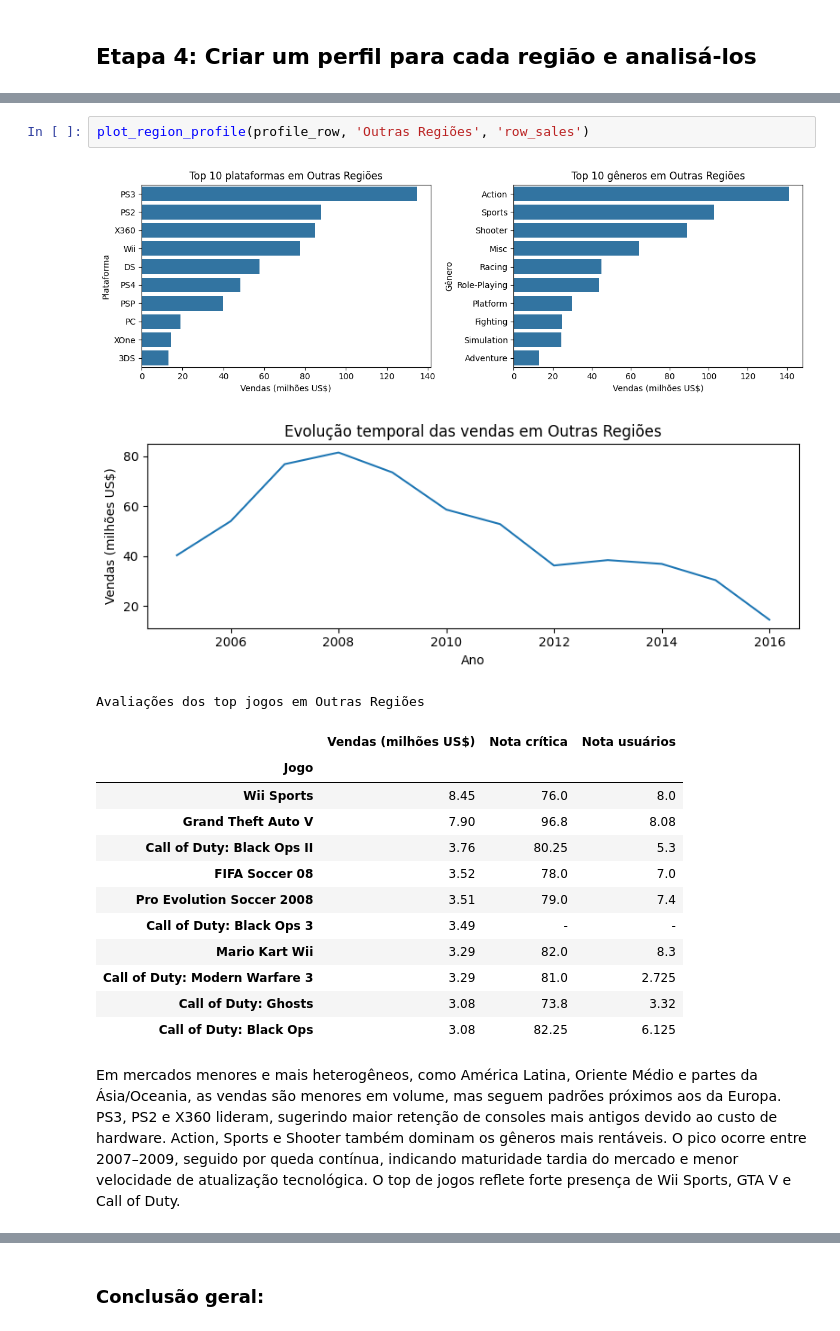
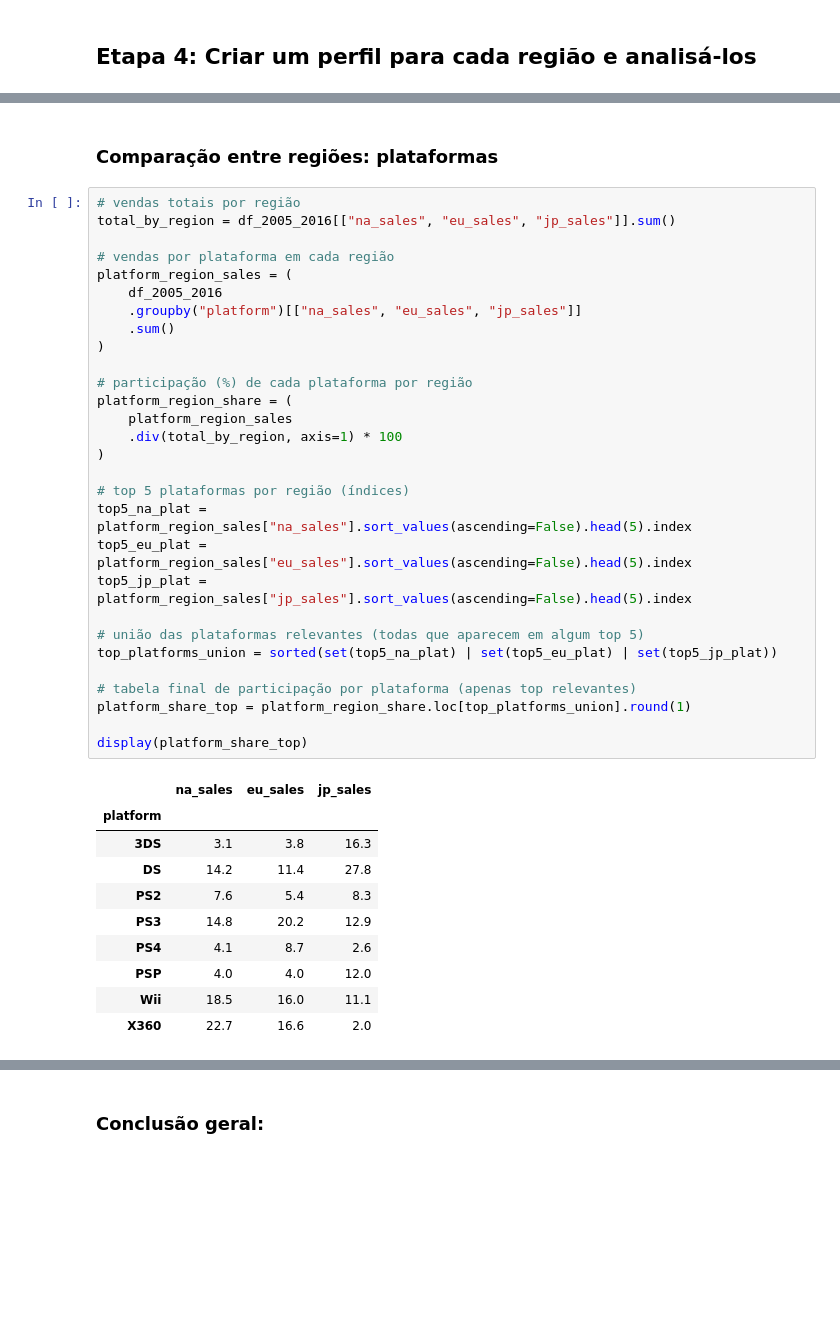
Before and after one commit to BCaravina/video-games-EDA, a Jupyter notebook: notebooks/analysis.ipynb, the cells around one changed output, grey strips where cells are left out. Cells and saved outputs as stored; diff of their text form; blank space fills up the shorter version.

Commit message:
Refazendo os perfis por região

```diff
--- a/notebooks/analysis.ipynb
+++ b/notebooks/analysis.ipynb
@@ -978,20 +663,42 @@ profile_row = {
-# %%
-plot_region_profile(profile_row, 'Outras Regiões', 'row_sales')
-# %% [output]
-[figure, removed]
-[figure, removed]
-Avaliações dos top jogos em Outras Regiões
-|  | Vendas (milhões US$) | Nota crítica | Nota usuários |
-| Jogo |  |  |  |
-| Wii Sports | 8.45 | 76.0 | 8.0 |
-| Grand Theft Auto V | 7.90 | 96.8 | 8.08 |
-| Call of Duty: Black Ops II | 3.76 | 80.25 | 5.3 |
-| FIFA Soccer 08 | 3.52 | 78.0 | 7.0 |
-| Pro Evolution Soccer 2008 | 3.51 | 79.0 | 7.4 |
-| Call of Duty: Black Ops 3 | 3.49 | - | - |
-| Mario Kart Wii | 3.29 | 82.0 | 8.3 |
-| Call of Duty: Modern Warfare 3 | 3.29 | 81.0 | 2.725 |
-| Call of Duty: Ghosts | 3.08 | 73.8 | 3.32 |
-| Call of Duty: Black Ops | 3.08 | 82.25 | 6.125 |
-# %% [markdown]
-Em mercados menores e mais heterogêneos, como América Latina, Oriente Médio e partes da Ásia/Oceania, as vendas são menores em volume, mas seguem padrões próximos aos da Europa. PS3, PS2 e X360 lideram, sugerindo maior retenção de consoles mais antigos devido ao custo de hardware. Action, Sports e Shooter também dominam os gêneros mais rentáveis. O pico ocorre entre 2007–2009, seguido por queda contínua, indicando maturidade tardia do mercado e menor velocidade de atualização tecnológica. O top de jogos reflete forte presença de Wii Sports, GTA V e Call of Duty.
+# %% [markdown]
+### Comparação entre regiões: plataformas
+# %%
+# vendas totais por região
+total_by_region = df_2005_2016[["na_sales", "eu_sales", "jp_sales"]].sum()
+
+# vendas por plataforma em cada região
+platform_region_sales = (
+    df_2005_2016
+    .groupby("platform")[["na_sales", "eu_sales", "jp_sales"]]
+    .sum()
+)
+
+# participação (%) de cada plataforma por região
+platform_region_share = (
+    platform_region_sales
+    .div(total_by_region, axis=1) * 100
+)
+
+# top 5 plataformas por região (índices)
+top5_na_plat = platform_region_sales["na_sales"].sort_values(ascending=False).head(5).index
+top5_eu_plat = platform_region_sales["eu_sales"].sort_values(ascending=False).head(5).index
+top5_jp_plat = platform_region_sales["jp_sales"].sort_values(ascending=False).head(5).index
+
+# união das plataformas relevantes (todas que aparecem em algum top 5)
+top_platforms_union = sorted(set(top5_na_plat) | set(top5_eu_plat) | set(top5_jp_plat))
+
+# tabela final de participação por plataforma (apenas top relevantes)
+platform_share_top = platform_region_share.loc[top_platforms_union].round(1)
+
+display(platform_share_top)
+# %% [output]
+|  | na_sales | eu_sales | jp_sales |
+| platform |  |  |  |
+| 3DS | 3.1 | 3.8 | 16.3 |
+| DS | 14.2 | 11.4 | 27.8 |
+| PS2 | 7.6 | 5.4 | 8.3 |
+| PS3 | 14.8 | 20.2 | 12.9 |
+| PS4 | 4.1 | 8.7 | 2.6 |
+| PSP | 4.0 | 4.0 | 12.0 |
+| Wii | 18.5 | 16.0 | 11.1 |
+| X360 | 22.7 | 16.6 | 2.0 |
```
Also changed, not shown: parts of 28 cells of this notebook.
